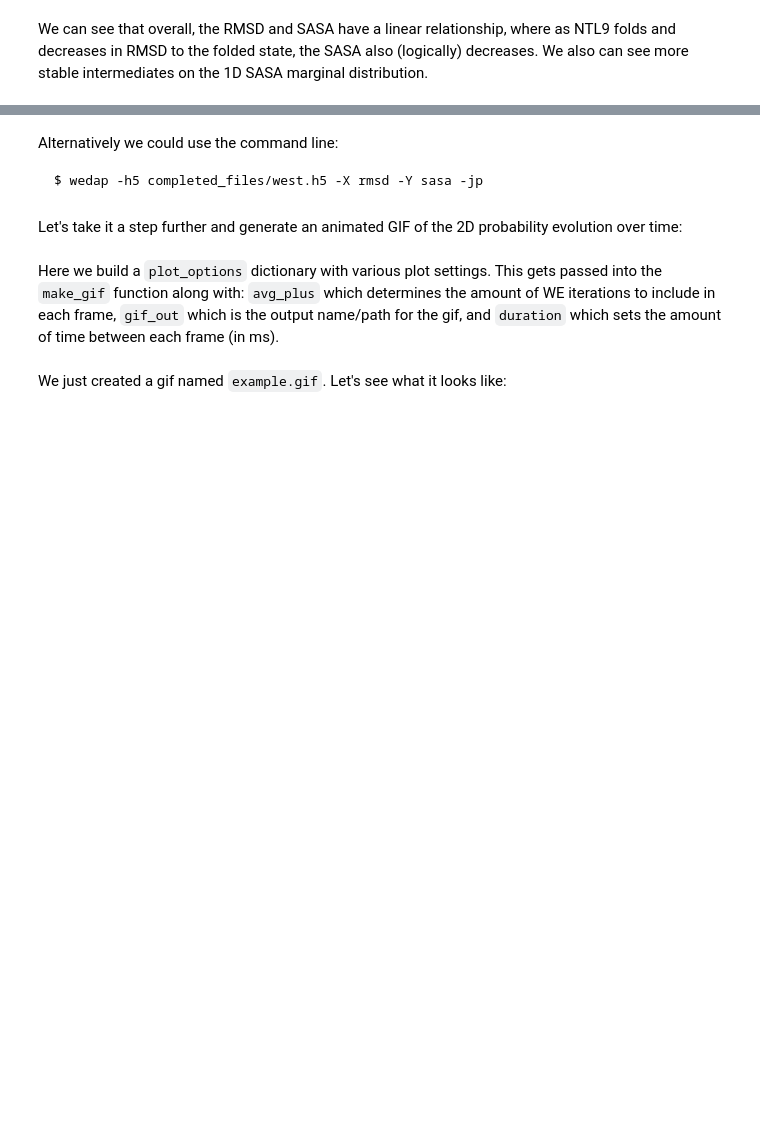
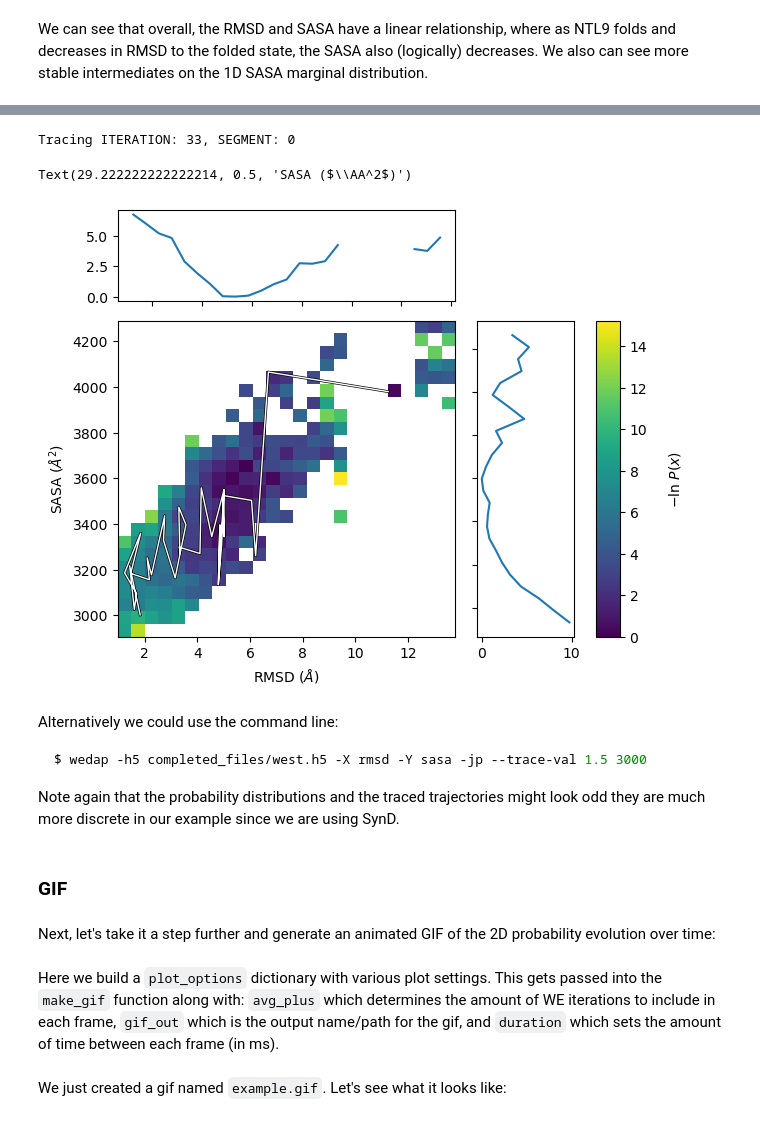
Before and after one commit to jeremyleung521/westpa-workshop2024-tutorials, a Jupyter notebook: tutorial1-troubleshooting/tutorial1.ipynb, the cells around one changed output, grey strips where cells are left out. Saved outputs shown, nothing was run; the diff lists cells and outputs as text; code cells hidden in the pictures; blank space fills up the shorter version.

````diff
--- a/tutorial1-troubleshooting/tutorial1.ipynb
+++ b/tutorial1-troubleshooting/tutorial1.ipynb
@@ -532,10 +553,26 @@ We can see that overall, the RMSD and SASA have a linear relationship, where as
+# %%
+# instantiate the plotting class and run main plot method
+jp = wedap.H5_Plot(h5="completed_files/west.h5", data_type="average", Xname="rmsd", Yname="sasa", bins=25, jointplot=True)
+jp.plot()
+# include this line to trace a trajectory nearest to a RMSD value of 1.5 and a SASA value of 3000
+jp.plot_trace((1.5, 3000), ax=jp.ax, find_iter_seg=True)
+# plot formatting
+jp.ax.set_xlabel("RMSD ($\AA$)")
+jp.ax.set_ylabel("SASA ($\AA^2$)")
+# %% [output]
+Tracing ITERATION: 33, SEGMENT: 0
+Text(29.222222222222214, 0.5, 'SASA ($\\AA^2$)')
+[figure, added]
 # %% [markdown]
 Alternatively we could use the command line:
 ```bash
-$ wedap -h5 completed_files/west.h5 -X rmsd -Y sasa -jp
+$ wedap -h5 completed_files/west.h5 -X rmsd -Y sasa -jp --trace-val 1.5 3000
 ```
+Note again that the probability distributions and the traced trajectories might look odd they are much more discrete in our example since we are using SynD.
+# %% [markdown]
+### GIF
 # %% [markdown]
-Let's take it a step further and generate an animated GIF of the 2D probability evolution over time:
+Next, let's take it a step further and generate an animated GIF of the 2D probability evolution over time:
 # %% [markdown]
 Here we build a `plot_options` dictionary with various plot settings. This gets passed into the `make_gif` function along with: `avg_plus` which determines the amount of WE iterations to include in each frame, `gif_out` which is the output name/path for the gif, and `duration` which sets the amount of time between each frame (in ms).
 # %%
````
Also changed, not shown: parts of 8 cells of this notebook, 2 other files.
